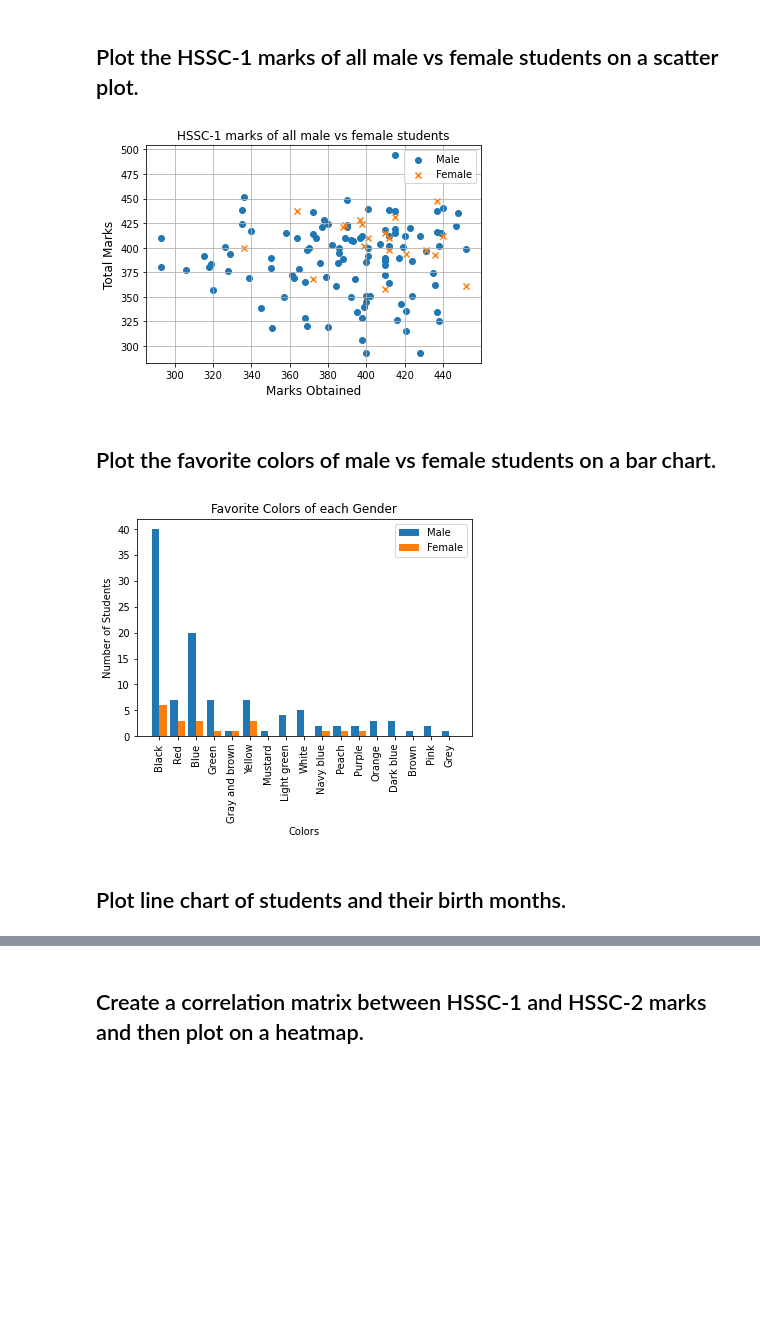
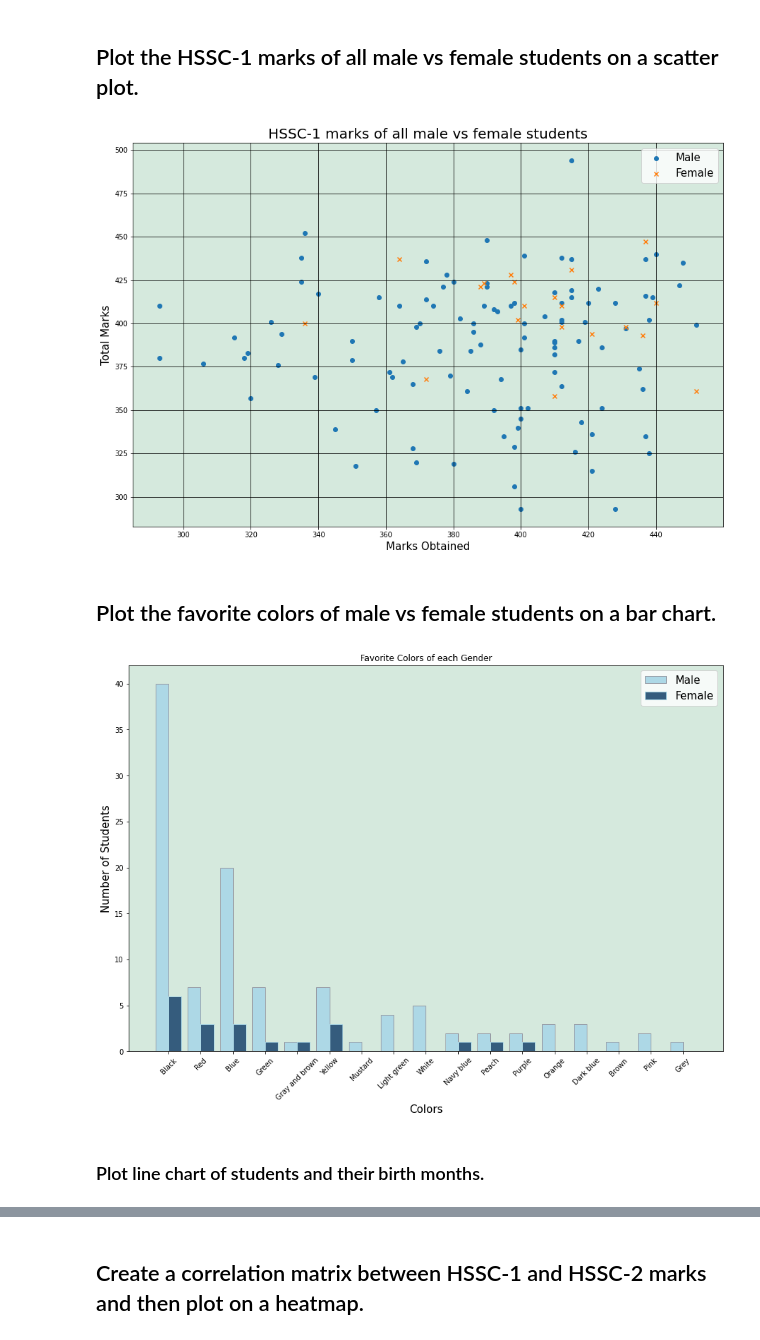
Before and after one commit to yahyaaman/Data-Science-SP20-BCS-032, a Jupyter notebook: Assignment1/data_visualization.ipynb, the cells around one changed output, grey strips where cells are left out. Saved outputs shown, nothing was run; the diff lists cells and outputs as text; code cells hidden in the pictures; blank space fills up the shorter version.

```diff
--- a/Assignment1/data_visualization.ipynb
+++ b/Assignment1/data_visualization.ipynb
@@ -145,38 +143,42 @@ for gender, marks in zip(df['Gender'], df['HSSC-1']):
     else:
          female_marks.append(marks)
 
 i = 0
 x = len(df['HSSC-1']) - len(male_marks)
 while (i < x):
     male_marks.append('NaN')
     i+=1
 
 i = 0
 x = len(df['HSSC-1']) - len(female_marks)
 while (i < x):
     female_marks.append('NaN')
     i+=1
 
 
 grades_range = df['HSSC-1']
 
 # print(male_marks)
 # print(female_marks)
 
 # print(len(male_marks))
 # print(len(female_marks))
 # print(len(grades_range))
 
+plt.figure(figsize=(15, 10))
+ax = plt.axes()
+ax.set_facecolor("#d5e9dd")
 plt.scatter(grades_range, male_marks, marker='o')
 plt.scatter(grades_range,female_marks, marker='x')
-plt.xlabel('Marks Obtained', fontsize=12)
-plt.ylabel('Total Marks', fontsize=12)
-plt.title("HSSC-1 marks of all male vs female students", fontsize=12)
-plt.legend(["Male" , "Female"])
+plt.xlabel('Marks Obtained', fontsize=15)
+plt.ylabel('Total Marks', fontsize=15)
+plt.title("HSSC-1 marks of all male vs female students", fontsize=20)
+plt.legend(["Male" , "Female"], fontsize=15)
 plt.grid(True)
+plt.grid(color='black')
 plt.show()
 # %% [output]
-[figure, old version]
+[figure, new version]
 # %% [markdown]
 ## Plot the favorite colors of male vs female students on a bar chart.
 # %%
@@ -202,19 +204,21 @@ for color in df2['Color']:
 
 X_axis = np.arange(len(x))
 
-plt.bar(X_axis - 0.2, male, 0.4, label = 'Male')
-plt.bar(X_axis + 0.2, female, 0.4, label = 'Female')
-
-plt.xticks(X_axis, x, rotation='vertical')
-plt.xlabel("Colors")
-plt.ylabel("Number of Students")
+plt.figure(figsize=(15, 10))
+ax = plt.axes()
+ax.set_facecolor("#d5e9dd")
+plt.bar(X_axis - 0.2, male, 0.4, label = 'Male', color = 'lightblue',edgecolor='#989da6')
+plt.bar(X_axis + 0.2, female, 0.4, label = 'Female', color = '#355C7D',edgecolor='lightblue')
+plt.xticks(X_axis, x, rotation=45, fontsize = 10)
+plt.xlabel("Colors",  fontsize=15)
+plt.ylabel("Number of Students",  fontsize=15)
 plt.title("Favorite Colors of each Gender")
-plt.legend()
+plt.legend(fontsize=15)
 plt.show()
 # %% [output]
-[figure, old version]
+[figure, new version]
 # %% [markdown]
-## Plot line chart of students and their birth months.
+### Plot line chart of students and their birth months.
 # %%
 # results_dic =	{
 #     "January": 0,
```
Also changed, not shown: parts of 12 cells of this notebook.
